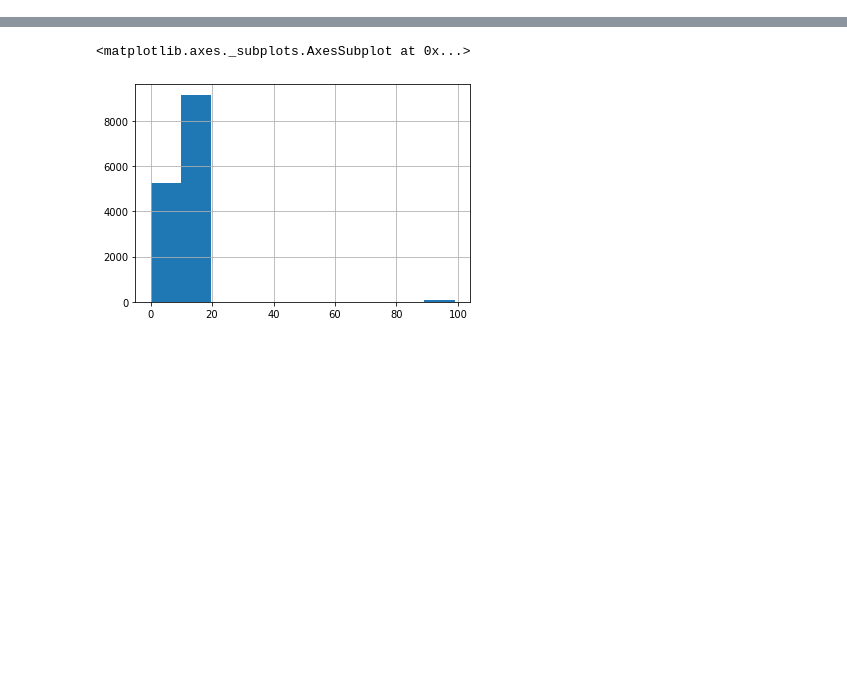
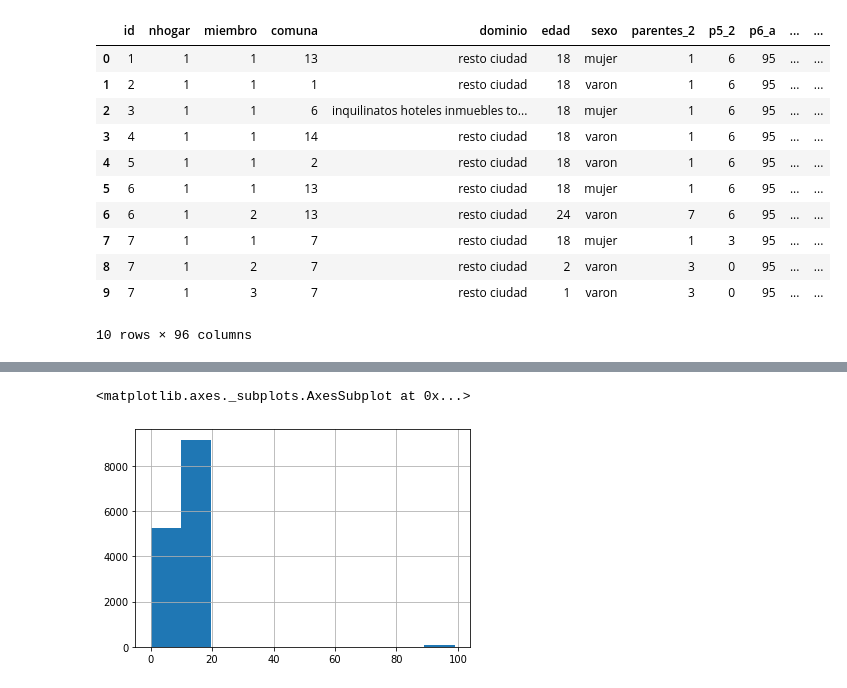
Before and after one commit to rpasquini/herramientas-econometricas-2022, a Jupyter notebook: OLS_2_Ajuste_Propiedades_Test_de_Hipótesis.ipynb, the cells around one changed output, grey strips where cells are left out. Saved outputs shown, nothing was run; the diff lists cells and outputs as text; code cells hidden in the pictures; blank space fills up the shorter version.

```diff
--- a/OLS_2_Ajuste_Propiedades_Test_de_Hipótesis.ipynb
+++ b/OLS_2_Ajuste_Propiedades_Test_de_Hipótesis.ipynb
@@ -7,3 +7,18 @@ import numpy as np
 import pandas as pd
 # %%
 df=pd.read_csv('https://github.com/rpasquini/herramientas-econometricas/blob/main/datos/eah2016_individual.csv?raw=true')
+# %%
+df.head(10)
+# %% [output]
+|  | id | nhogar | miembro | comuna | dominio | edad | sexo | parentes_2 | p5_2 | p6_a | ... | ... |
+| 0 | 1 | 1 | 1 | 13 | resto ciudad | 18 | mujer | 1 | 6 | 95 | ... | ... |
+| 1 | 2 | 1 | 1 | 1 | resto ciudad | 18 | varon | 1 | 6 | 95 | ... | ... |
+| 2 | 3 | 1 | 1 | 6 | inquilinatos hoteles inmuebles to... | 18 | mujer | 1 | 6 | 95 | ... | ... |
+| 3 | 4 | 1 | 1 | 14 | resto ciudad | 18 | varon | 1 | 6 | 95 | ... | ... |
+| 4 | 5 | 1 | 1 | 2 | resto ciudad | 18 | varon | 1 | 6 | 95 | ... | ... |
+| 5 | 6 | 1 | 1 | 13 | resto ciudad | 18 | mujer | 1 | 6 | 95 | ... | ... |
+| 6 | 6 | 1 | 2 | 13 | resto ciudad | 24 | varon | 7 | 6 | 95 | ... | ... |
+| 7 | 7 | 1 | 1 | 7 | resto ciudad | 18 | mujer | 1 | 3 | 95 | ... | ... |
+| 8 | 7 | 1 | 2 | 7 | resto ciudad | 2 | varon | 3 | 0 | 95 | ... | ... |
+| 9 | 7 | 1 | 3 | 7 | resto ciudad | 1 | varon | 3 | 0 | 95 | ... | ... |
+10 rows × 96 columns
```
Also changed, not shown: parts of 21 cells of this notebook.
